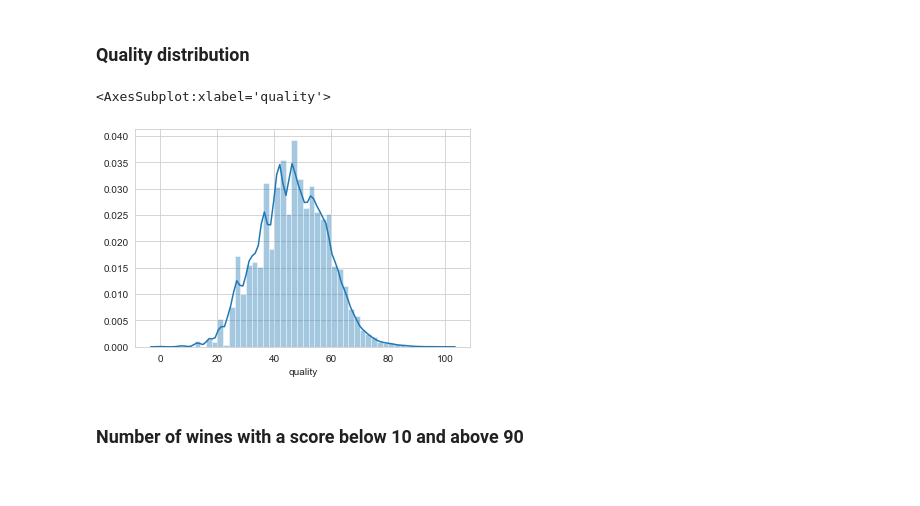
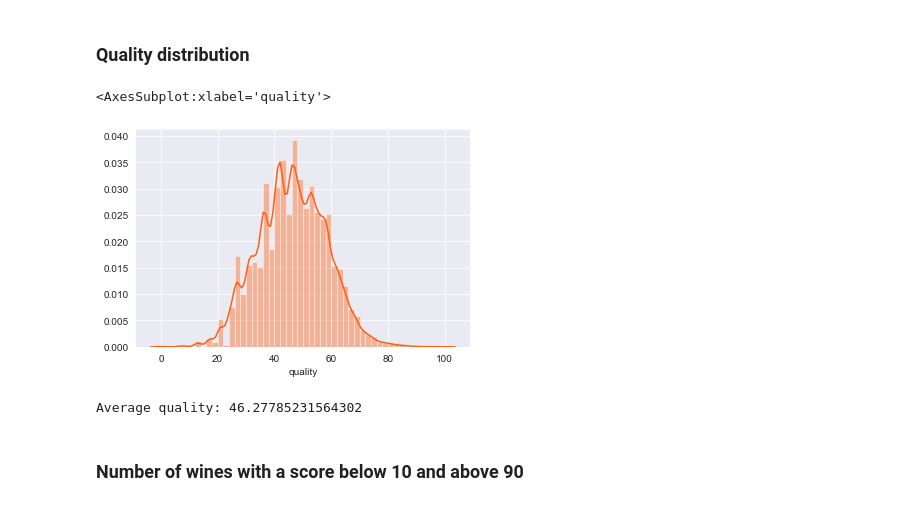
Before and after one commit to francescodisalvo05/wine-quality-prediction, a Jupyter notebook: EDA.ipynb, the cells around one changed output. Drawn from its saved outputs; the diff is of its cells as text; code cells hidden in the pictures.

```diff
--- a/EDA.ipynb
+++ b/EDA.ipynb
@@ -7,7 +7,7 @@ import seaborn as sns
 
 from collections import Counter
 
-sns.set_style("whitegrid")
+sns.set_style("darkgrid")
 # %%
 def loadData(directory):
 
@@ -237,10 +232,14 @@ Number of different wineries : 14105
 ### Quality distribution
 # %%
 ## scores distribution
-sns.distplot(X_dev["quality"])
+sns.distplot(X_dev["quality"].round(),color="#ff5e13")
 # %% [output]
 <AxesSubplot:xlabel='quality'>
-[figure, old version]
+[figure, new version]
+# %%
+print(f"Average quality: {np.mean(X_dev['quality'])}")
+# %% [output]
+Average quality: 46.27785231564302
 # %% [markdown]
 ### Number of wines with a score below 10 and above 90
 # %%
```
Also changed, not shown: parts of 27 cells of this notebook, 11 other files.
